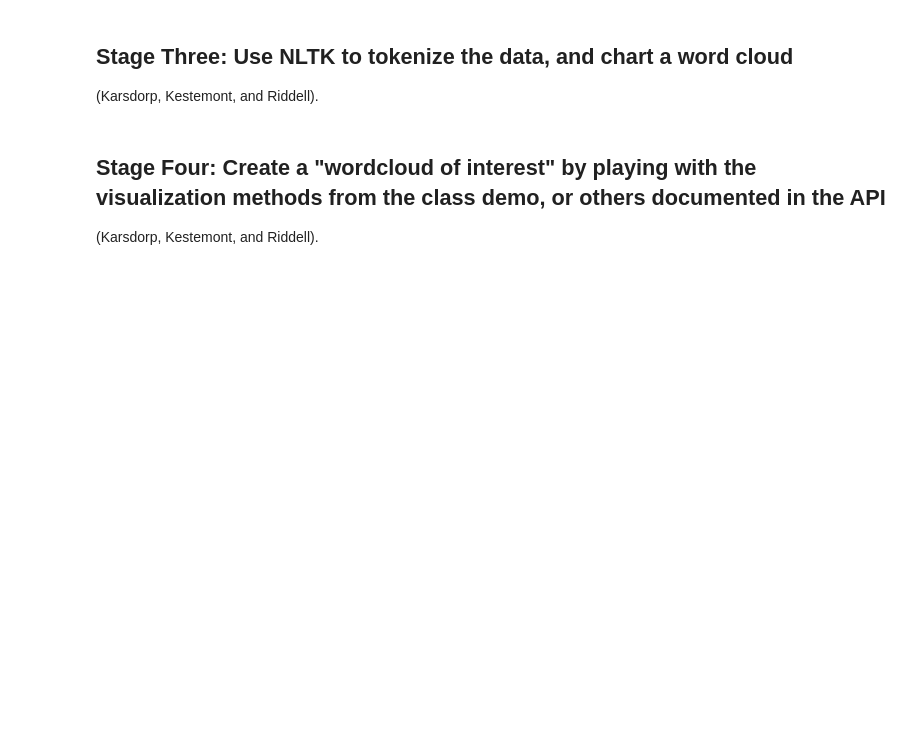
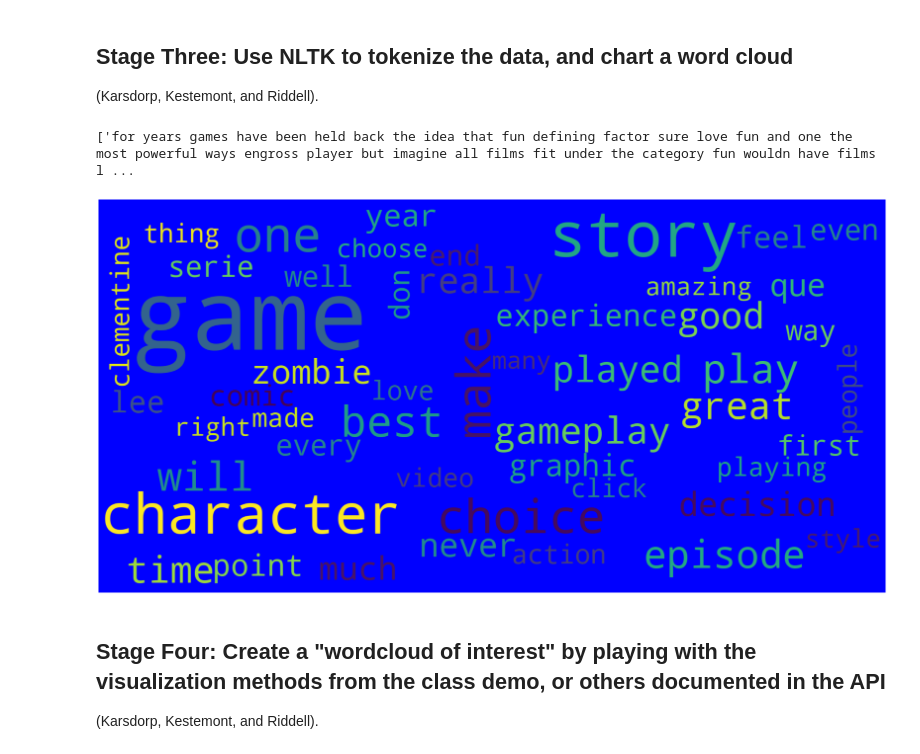
Before and after one commit to dlb007/D-D-, a Jupyter notebook: Assignment #13.ipynb, the cells around one changed output. Saved outputs shown, nothing was run; the diff lists cells and outputs as text; code cells hidden in the pictures; blank space fills up the shorter version.

```diff
--- a/Assignment #13.ipynb
+++ b/Assignment #13.ipynb
@@ -29,7 +29,7 @@ import pandas as pd
 # %%
 review_dict = {'name':[], 'date':[], 'rating':[], 'review':[]}
 for i in range(0,39):
-    url = 'https://www.metacritic.com/game/playstation-3/the-walking-dead-a-telltale-games-series/user-reviews' + str(i)
+    url = 'https://www.metacritic.com/game/playstation-3/the-walking-dead-a-telltale-games-series/user-reviews?page=' + str(i)
     user_agent = {'User-agent': 'Mozilla/5.0'}
     response = requests.get(url, headers = user_agent)
     soup = BeautifulSoup(response.text, 'html.parser')
@@ -86,19 +100,23 @@ cleaned_reviews = []
 for i in range(0,len(ac_reviews['review'])):
     cleaned_reviews.append(cleaning_reviews((ac_reviews.review[i])))
 print(cleaned_reviews[0:5])
+# %% [output]
+['for years games have been held back the idea that fun defining factor sure love fun and one the most powerful ways engross player but imagine all films fit under the category fun wouldn have films l ...
 # %%
 from wordcloud import WordCloud, STOPWORDS
 import matplotlib.pyplot as plt
 
 stopwords = set(STOPWORDS)
-stopwords.update(["animal","crossing","nintendo","switch"])
+stopwords.update(["walking","dead","telltale","kill"])
 # %%
 string = pd.Series(cleaned_reviews).str.cat(sep=' ')
-wordcloud = WordCloud(width=1600, stopwords=stopwords,height=800,max_font_size=200,max_words=50,collocations=False, background_color='white').generate(string)
+wordcloud = WordCloud(width=1600, stopwords=stopwords,height=800,max_font_size=200,max_words=50,collocations=False, background_color='blue').generate(string)
 plt.figure(figsize=(40,30))
 plt.imshow(wordcloud, interpolation="bilinear")
 plt.axis("off")
 plt.show()
+# %% [output]
+[figure, added]
 # %% [markdown]
 ## Stage Four: Create a "wordcloud of interest" by playing with the visualization methods from the class demo, or others documented in the API
 
```
Also changed, not shown: parts of 5 cells of this notebook, 1 other file.
